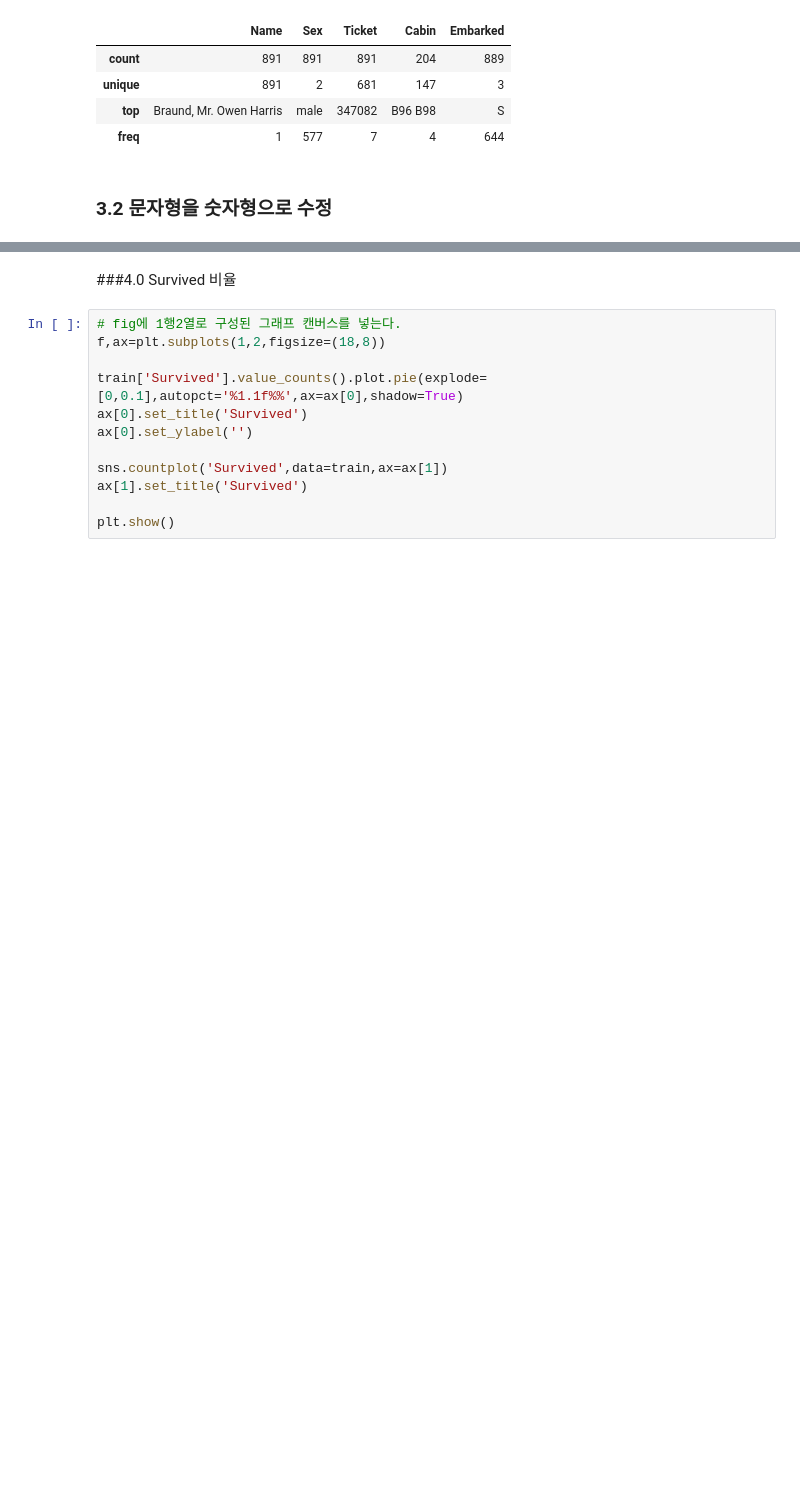
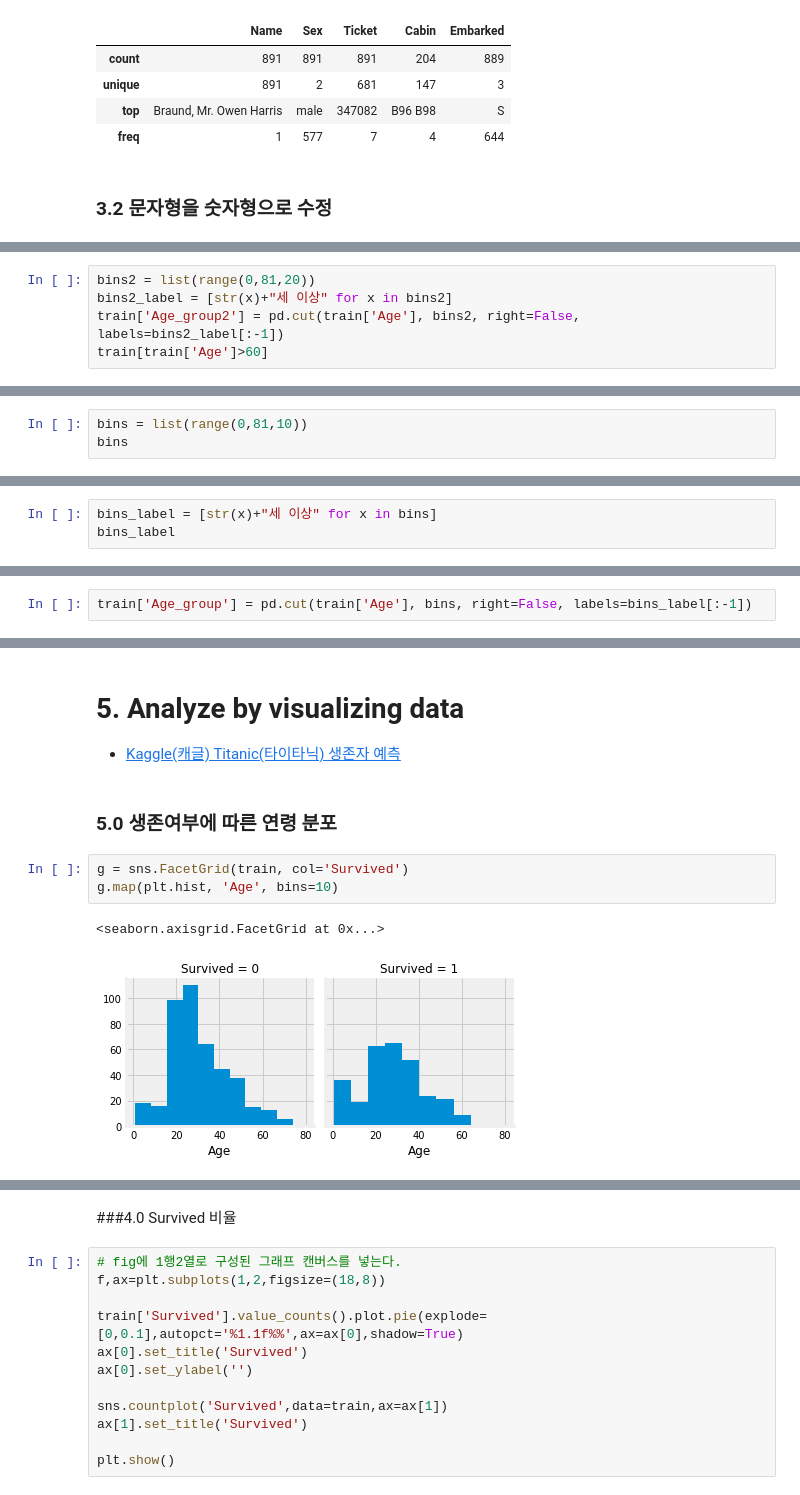
Before and after one commit to JihyoGwon/PythonforDataAnalysis, a Jupyter notebook: 001_1_Kaggle_Titanic_Colab_Data_Analysis.ipynb, the cells around one changed output, grey strips where cells are left out. Cells and saved outputs as stored; diff of their text form; blank space fills up the shorter version.

```diff
--- a/001_1_Kaggle_Titanic_Colab_Data_Analysis.ipynb
+++ b/001_1_Kaggle_Titanic_Colab_Data_Analysis.ipynb
@@ -335,0 +408,5 @@ train.head()
+# %%
+bins2 = list(range(0,81,20))
+bins2_label = [str(x)+"세 이상" for x in bins2]
+train['Age_group2'] = pd.cut(train['Age'], bins2, right=False, labels=bins2_label[:-1])
+train[train['Age']>60]
@@ -335,0 +450,3 @@ train.head()
+# %%
+bins = list(range(0,81,10))
+bins
@@ -335,0 +455,3 @@ train.head()
+# %%
+bins_label = [str(x)+"세 이상" for x in bins]
+bins_label
@@ -335,0 +468,2 @@ train.head()
+# %%
+train['Age_group'] = pd.cut(train['Age'], bins, right=False, labels=bins_label[:-1])
@@ -335,0 +508,13 @@ train.head()
+# %% [markdown]
+# 5. Analyze by visualizing data
+
+
+*   [Kaggle(캐글) Titanic(타이타닉) 생존자 예측](https://computer-science-student.tistory.com/113)
+# %% [markdown]
+### 5.0 생존여부에 따른 연령 분포
+# %%
+g = sns.FacetGrid(train, col='Survived')
+g.map(plt.hist, 'Age', bins=10)
+# %% [output]
+<seaborn.axisgrid.FacetGrid at 0x...>
+[figure, added]
```
Also changed, not shown: parts of 47 cells of this notebook.
